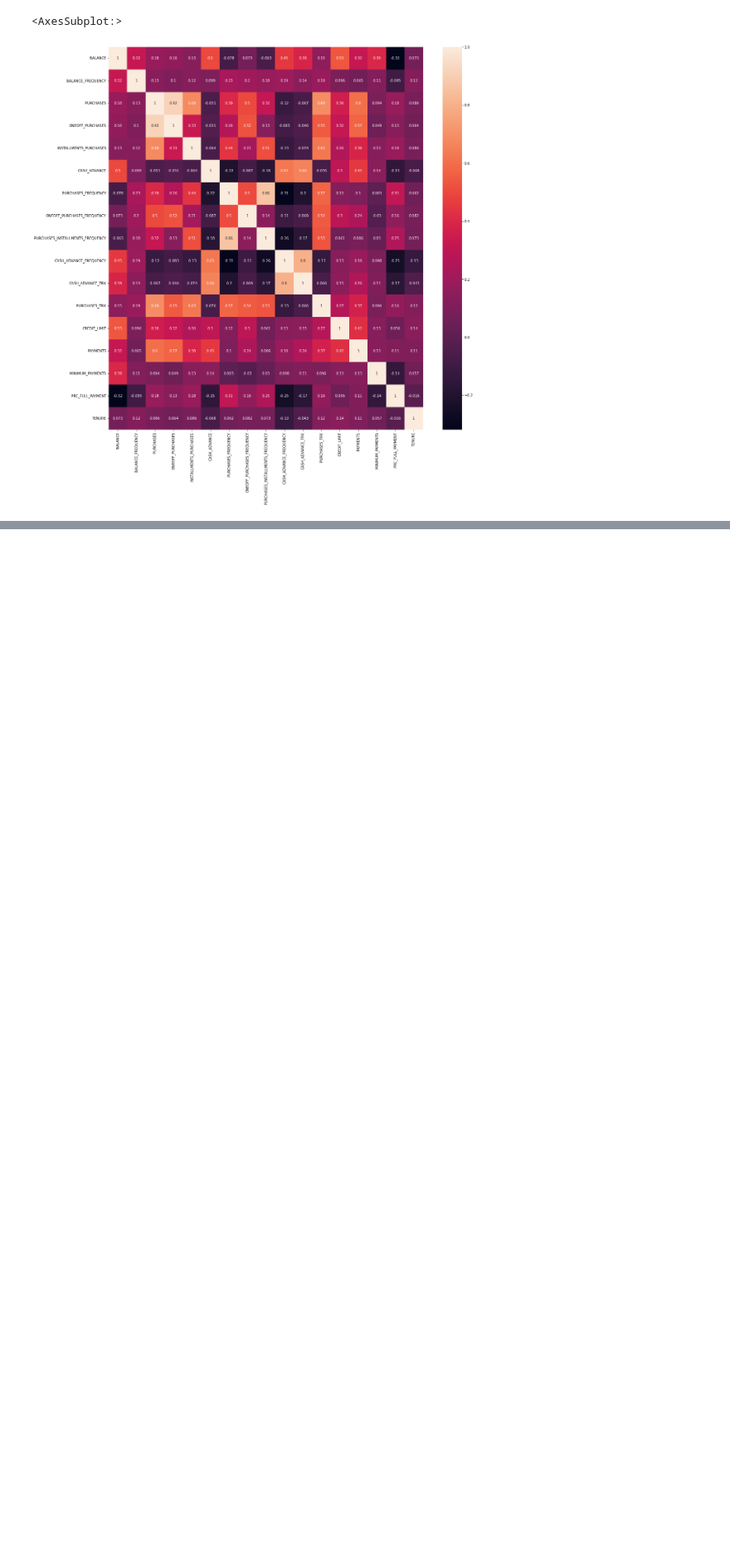
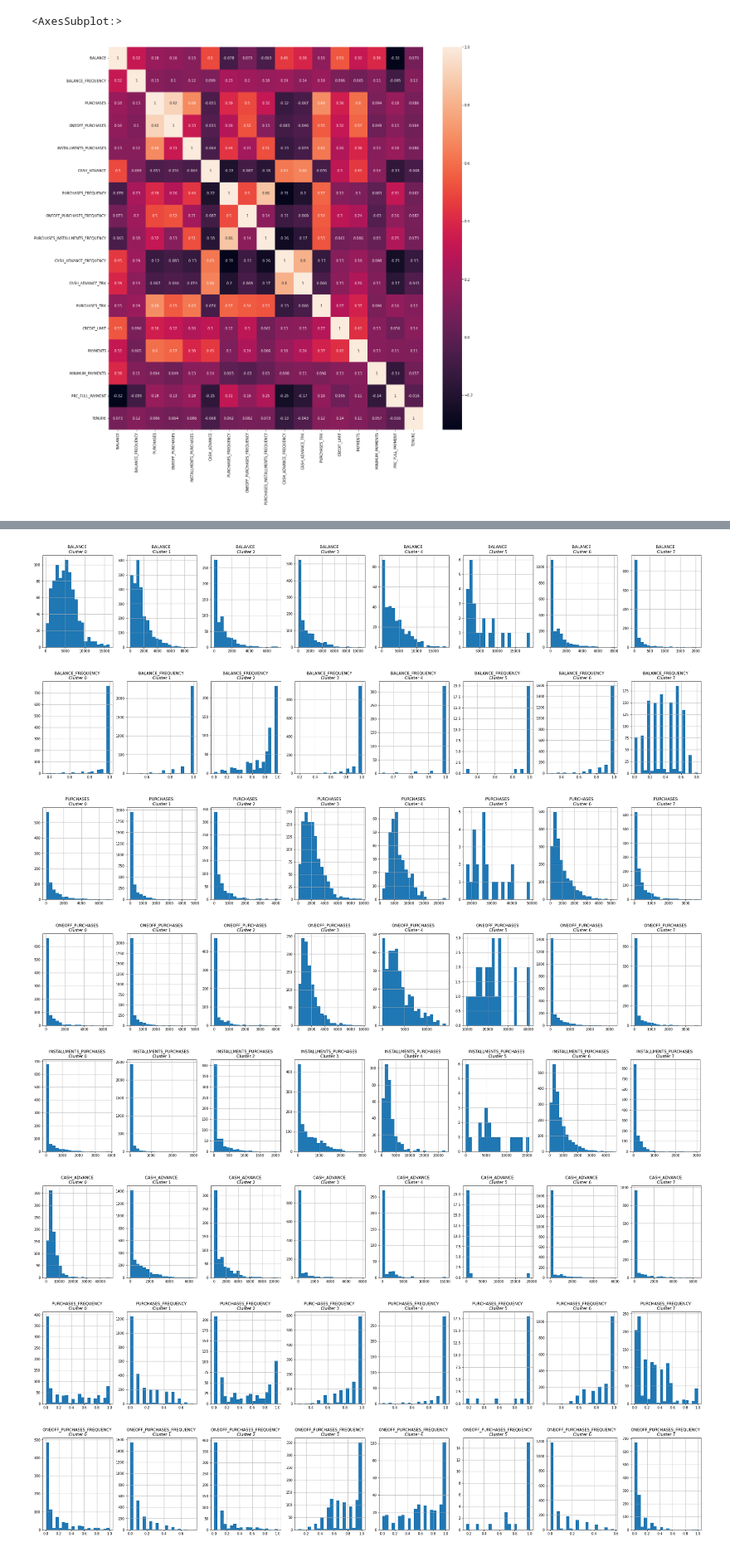
Before and after one commit to Rosivaldojesus/data_analysis, a Jupyter notebook: marketing/main.ipynb, the cells around one changed output, grey strips where cells are left out. Shown at 83% size. Cells and saved outputs as stored; diff of their text form; code cells hidden in the pictures; blank space fills up the shorter version.

```diff
--- a/marketing/main.ipynb
+++ b/marketing/main.ipynb
@@ -198,0 +252,4 @@ sns.heatmap(correlations, annot=True)
+# %%
+kmeans = KMeans(n_clusters=8)
+kmeans.fit(credicard_df_scaled)
+labels = kmeans.labels_
@@ -198,0 +312,3 @@ sns.heatmap(correlations, annot=True)
+# %%
+credicard_df_cluster = pd.concat([credicard_df, pd.DataFrame({'cluster': labels})], axis=1)
+credicard_df_cluster.head()
@@ -198,0 +322,18 @@ sns.heatmap(correlations, annot=True)
+# %%
+for i in credicard_df.columns:
+    plt.figure(figsize=(35,5))
+    for j in range(8):
+        plt.subplot(1, 8, j + 1)
+        cluster = credicard_df_cluster[credicard_df_cluster['cluster'] == j]
+        cluster[i].hist(bins =  20)
+        plt.title('{} \nCluster {}'.format(i, j))
+    plt.show()
+# %% [output]
+[figure, added]
+[figure, added]
+[figure, added]
+[figure, added]
+[figure, added]
+[figure, added]
+[figure, added]
+[figure, added]
```
Also changed, not shown: parts of 23 cells of this notebook, 1 other file.
